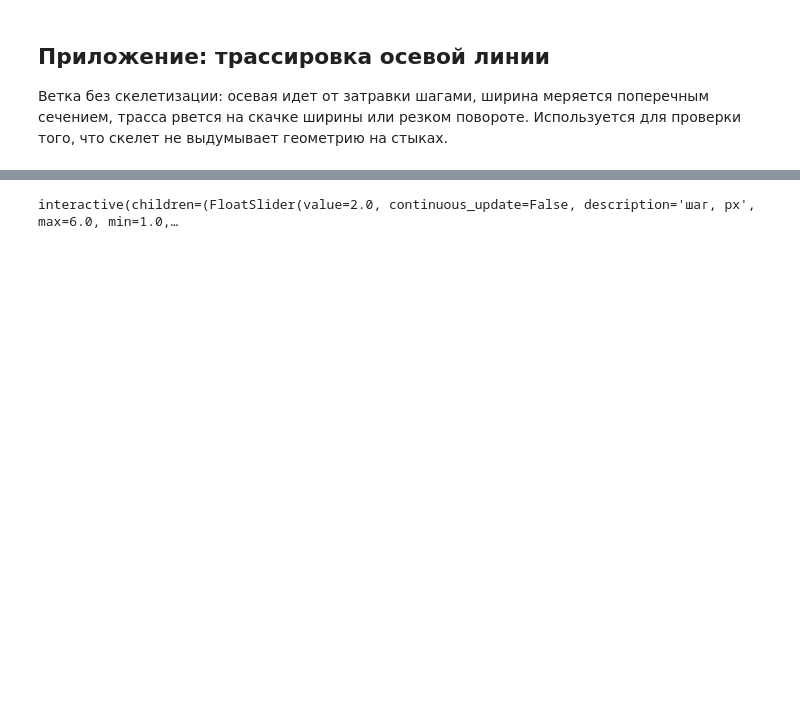
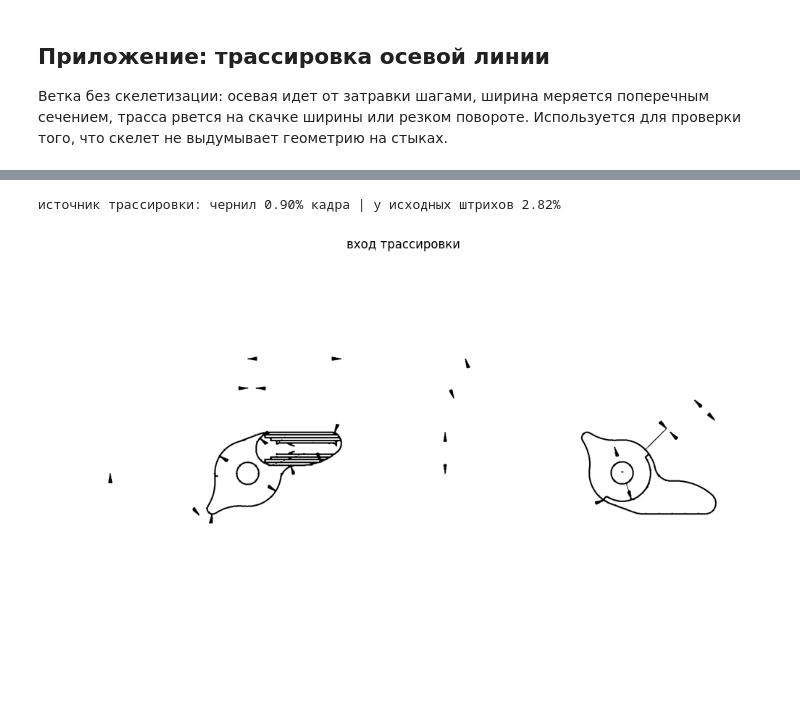
Before and after one commit to SergeyKrasnoslobodtsev/draftslice, a Jupyter notebook: notebooks/classification_comp.ipynb, the cells around one changed output, grey strips where cells are left out. Saved outputs shown, nothing was run; the diff lists cells and outputs as text; code cells hidden in the pictures; blank space fills up the shorter version.

```diff
--- a/notebooks/classification_comp.ipynb
+++ b/notebooks/classification_comp.ipynb
@@ -1674,47 +1419,9 @@ def trace_all(fg: Mask, seeds: Seeds, params: TraceParams, min_points: int = 3)
-# %%
-def report_traces(traces: list[Trace]) -> None:
-    """Длины и ширины трасс."""
-    length = np.array([t.length for t in traces])
-    width = np.array([t.width for t in traces])
-    print(f"длина: медиана {np.median(length):.0f}, p90 {np.percentile(length, 90):.0f}, max {length.max():.0f} px")
-    print(
-        f"ширина: p10 {np.nanpercentile(width, 10):.1f}, медиана {np.nanmedian(width):.1f}, p90 {np.nanpercentile(width, 90):.1f}"
-    )
-
-
-def draw_traces(traces: list[Trace], title: str) -> None:
-    """Цвет случайный: смена цвета вдоль линии значит трасса оборвалась."""
-    fig, ax = plt.subplots(figsize=(18, 10))
-    ax.imshow(cv2.cvtColor(resized, cv2.COLOR_BGR2GRAY), cmap="gray", alpha=0.35)
-    ax.add_collection(
-        LineCollection(
-            [t.points[:, ::-1] for t in traces],
-            colors=plt.cm.hsv(np.random.default_rng(0).random(len(traces))),
-            linewidths=1.6,
-        )
-    )
-    ax.axis("off")
-    ax.set_title(title)
-    plt.show()
-
-
-def run_trace(step: float, w_tol: float, w_k: float, turn: float) -> list[Trace]:
-    """Слайдеры трассировки."""
-    seeds = ui_seeds.result
-    params = TraceParams(step=step, w_tol=w_tol, w_k=w_k, turn=turn, w_max=float(seeds.width.max()))
-    traces = trace_all(strokes.fg, seeds, params)
-    report_traces(traces)
-    draw_traces(traces, f"трассы: шаг {step} px | скачок ширины > {w_k}x или {w_tol} px | поворот > {turn} град")
-    return traces
-
-
-ui_trace = interactive(
-    run_trace,
-    step=FloatSlider(value=2.0, min=1.0, max=6.0, step=0.5, continuous_update=False, description="шаг, px"),
-    w_tol=FloatSlider(value=1.5, min=0.5, max=5.0, step=0.5, continuous_update=False, description="допуск, px"),
-    w_k=FloatSlider(value=1.5, min=1.1, max=3.0, step=0.1, continuous_update=False, description="скачок, x"),
-    turn=FloatSlider(value=15.0, min=5.0, max=60.0, step=1.0, continuous_update=False, description="поворот, град"),
-)
-ui_trace
-# %% [output]
-interactive(children=(FloatSlider(value=2.0, continuous_update=False, description='шаг, px', max=6.0, min=1.0,…
+# %%
+trace_fg: Mask = closed_mask
+print(
+    f"источник трассировки: чернил {trace_fg.mean() * 100:.2f}% кадра | у исходных штрихов {strokes.fg.mean() * 100:.2f}%"
+)
+show_mask(trace_fg, "вход трассировки")
+# %% [output]
+источник трассировки: чернил 0.90% кадра | у исходных штрихов 2.82%
+[figure, added]
```
Also changed, not shown: parts of 27 cells of this notebook.
